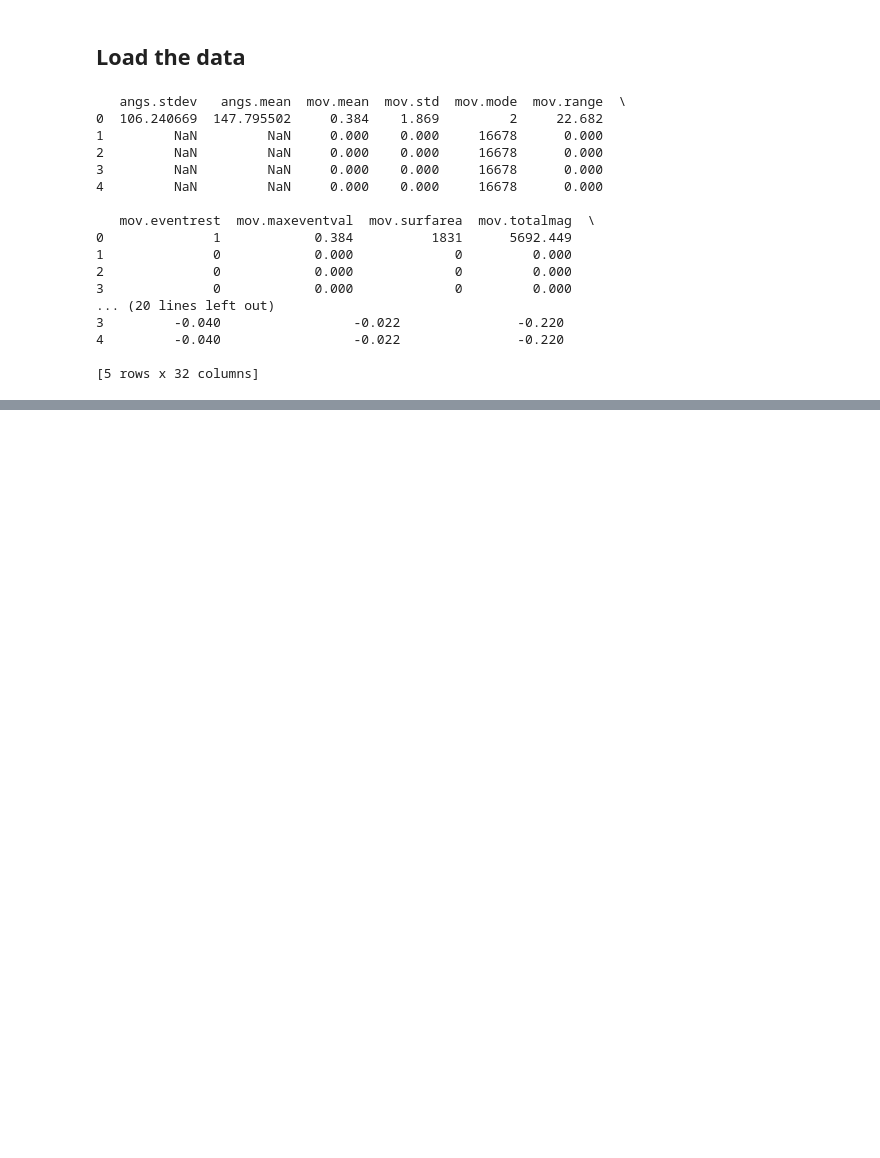
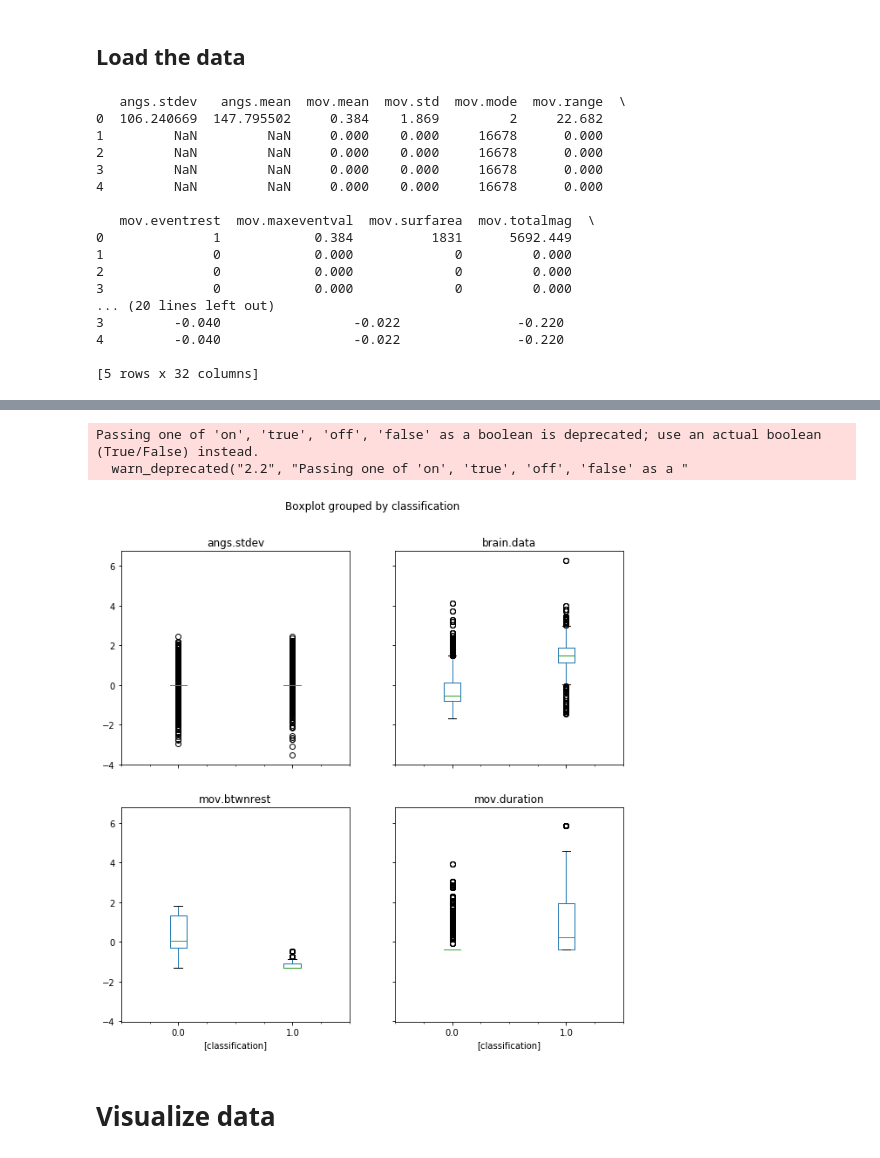
Before and after one commit to brmullen/SIP2019, a Jupyter notebook: Brian/Data Exploration.ipynb, the cells around one changed output, grey strips where cells are left out. Cells and saved outputs as stored; diff of their text form; code cells hidden in the pictures; blank space fills up the shorter version.

```diff
--- a/Brian/Data Exploration.ipynb
+++ b/Brian/Data Exploration.ipynb
@@ -63,0 +206,18 @@ data_big['classification'] = indices_big
+# %%
+new_new_vars = ['angs.stdev',
+ #'mov.mean', 'mov.surfarea', #'mov.numlocmax', 'mov.std', 'mov.range', 'mov.eventrest', 'mov.stdx', 'mov.percenterror',
+ 'mov.duration', 'mov.btwnrest', #'mov.timetoevent', 'mov.timefromevent', 'mov.mag_per_event',
+ 'brain.data', #'diff.brainmov', 'brain.eventrest', 'brain.rangemaxmin', 'brain.firstder', 'brain.secondder',
+ 'classification'
+    ]
+# %%
+data4 = data_big[new_new_vars].fillna(value=0)
+# %%
+data4.boxplot(by='classification', figsize = (10,10), grid = 'off')
+plt.show()
+# %% [output]
+Passing one of 'on', 'true', 'off', 'false' as a boolean is deprecated; use an actual boolean (True/False) instead.
+  warn_deprecated("2.2", "Passing one of 'on', 'true', 'off', 'false' as a "
+[figure, added]
+# %% [markdown]
+# Visualize data
```
Also changed, not shown: parts of 16 cells of this notebook.
